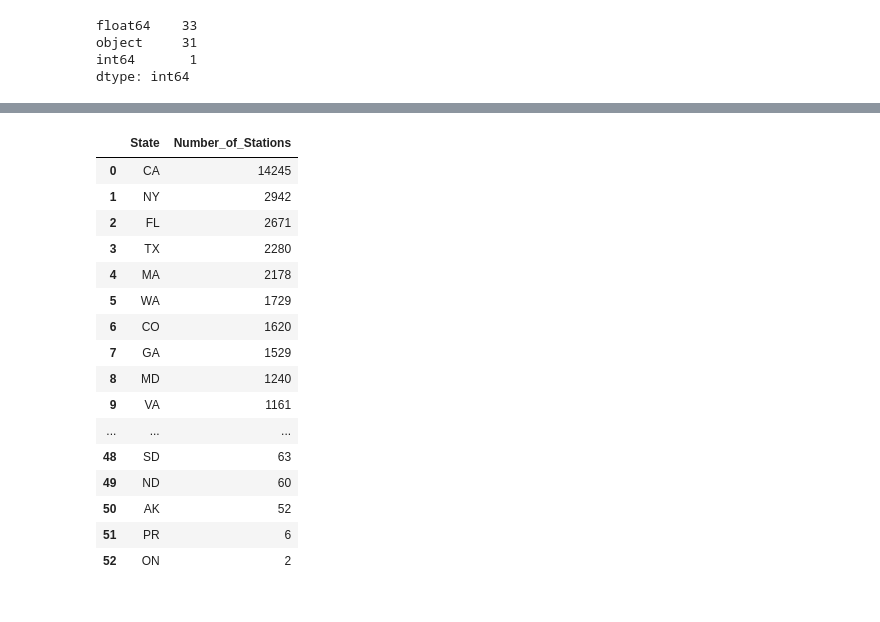
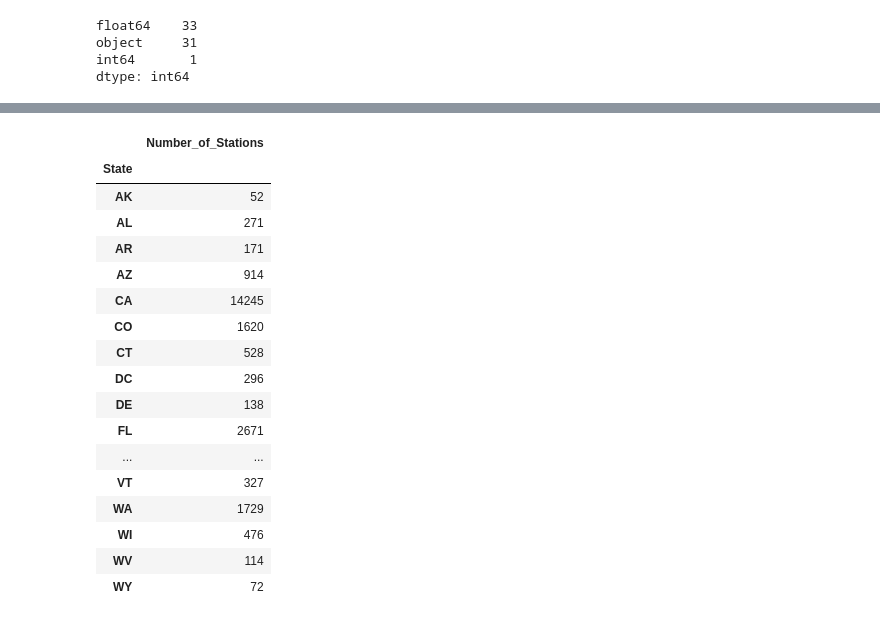
Before and after one commit to sedaverde/Electric-Car-Data-Analysis, a Jupyter notebook: Jupyter_Notebooks/alt_fuel_station_cleaning_data.ipynb, the cells around one changed output, grey strips where cells are left out. Cells and saved outputs as stored; diff of their text form; code cells hidden in the pictures.

```diff
--- a/Jupyter_Notebooks/alt_fuel_station_cleaning_data.ipynb
+++ b/Jupyter_Notebooks/alt_fuel_station_cleaning_data.ipynb
@@ -74,7 +74,7 @@ altfuel_df.head()
 | 3 | ELEC | LADWP - John Ferraro Building | 111 N Hope St | Los Angeles | CA | 90012 | For fleet and employee use only | Non-Networked | ... |
 | 4 | ELEC | LADWP - Haynes Power Plant | 6801 E 2nd St | Long Beach | CA | 90803 | Fleet use only | Non-Networked | ... |
 # %%
-altfuel_df.set_index('ID', inplace = True)
+altfuel_df.reset_index(drop= True, inplace = True)
 altfuel_df.head()
 # %% [output]
 |  | Fuel Type Code | Station Name | Street Address | City | State | ZIP | Access Days Time | EV Network | ... |
@@ -136,23 +141,25 @@ state_df = pd.DataFrame(num_fuel_stations)
 # %%
-state_df.reset_index(inplace=True)
+state_df.sort_values(by = 'State', inplace=True)
 # %%
-state_df.columns =['State','Number_of_Stations']
+state_df.columns =['Number_of_Stations']
+
 state_df
 # %% [output]
-|  | State | Number_of_Stations |
-| 0 | CA | 14245 |
-| 1 | NY | 2942 |
-| 2 | FL | 2671 |
-| 3 | TX | 2280 |
-| 4 | MA | 2178 |
-| 5 | WA | 1729 |
-| 6 | CO | 1620 |
-| 7 | GA | 1529 |
-| 8 | MD | 1240 |
-| 9 | VA | 1161 |
-| ... | ... | ... |
-| 48 | SD | 63 |
-| 49 | ND | 60 |
-| 50 | AK | 52 |
-| 51 | PR | 6 |
-| 52 | ON | 2 |
+|  | Number_of_Stations |
+| State |  |
+| AK | 52 |
+| AL | 271 |
+| AR | 171 |
+| AZ | 914 |
+| CA | 14245 |
+| CO | 1620 |
+| CT | 528 |
+| DC | 296 |
+| DE | 138 |
+| FL | 2671 |
+| ... | ... |
+| VT | 327 |
+| WA | 1729 |
+| WI | 476 |
+| WV | 114 |
+| WY | 72 |
```
Also changed, not shown: parts of 9 cells of this notebook, 10 other files.
